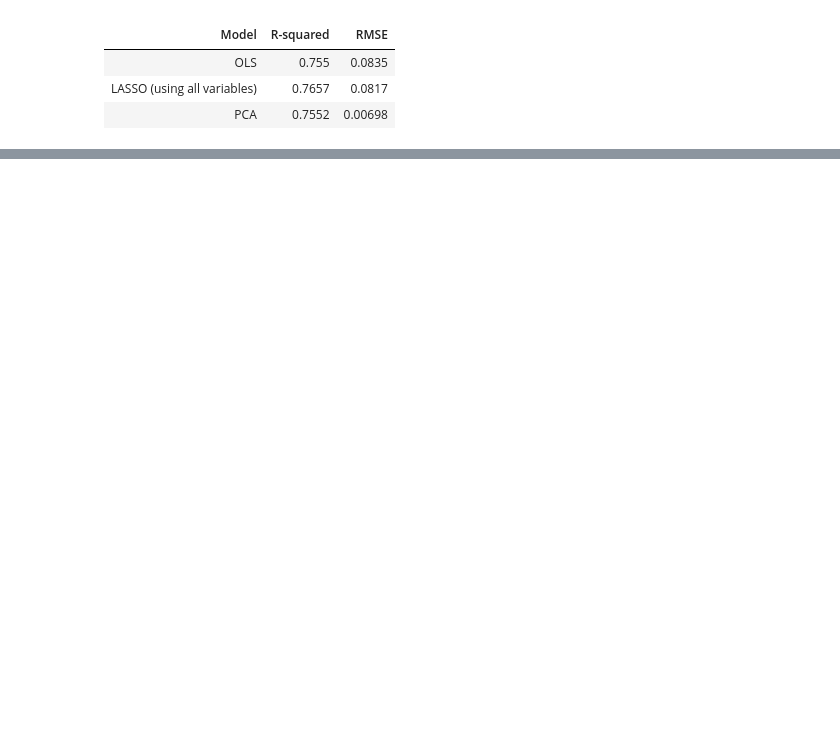
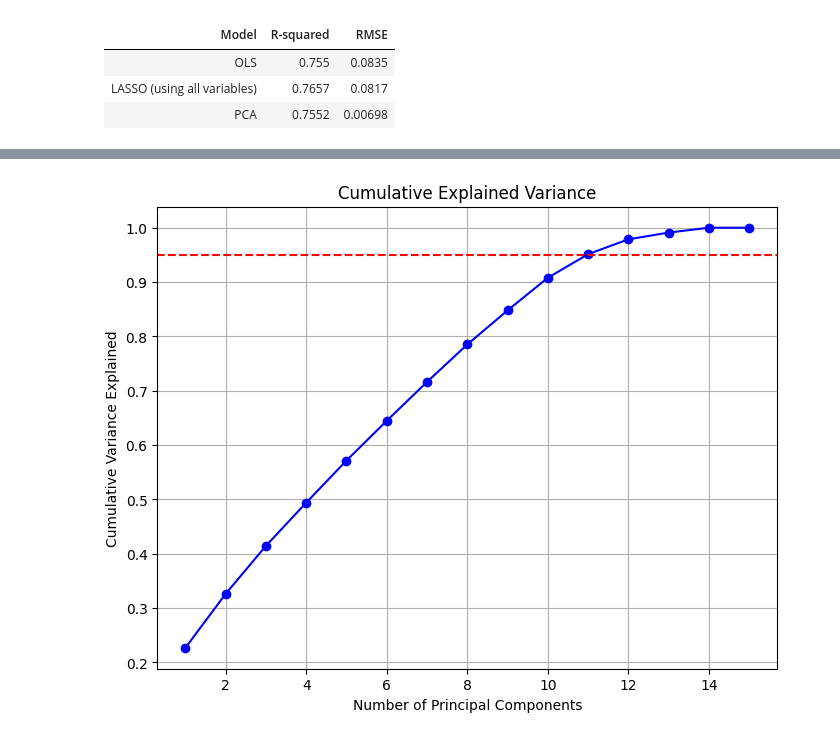
Before and after one commit to evaterry4/DS3001_project, a Jupyter notebook: Train_Test_Split_pt2+LASSO_model_.ipynb, the cells around one changed output, grey strips where cells are left out. Saved outputs shown, nothing was run; the diff lists cells and outputs as text; code cells hidden in the pictures; blank space fills up the shorter version.

```diff
--- a/Train_Test_Split_pt2+LASSO_model_.ipynb
+++ b/Train_Test_Split_pt2+LASSO_model_.ipynb
@@ -478,0 +515,13 @@ Model Comparison
+# %%
+plt.figure(figsize=(8, 6))
+x = np.linspace(1, len(pca.explained_variance_ratio_), len(pca.explained_variance_ratio_))
+y = np.cumsum(pca.explained_variance_ratio_)
+plt.plot(x, y, marker='o', color='b')
+plt.axhline(y=0.95, color='r', linestyle='--')
+plt.title('Cumulative Explained Variance')
+plt.xlabel('Number of Principal Components')
+plt.ylabel('Cumulative Variance Explained')
+plt.grid(True)
+plt.show()
+# %% [output]
+[figure, added]
```
Also changed, not shown: parts of 9 cells of this notebook.
